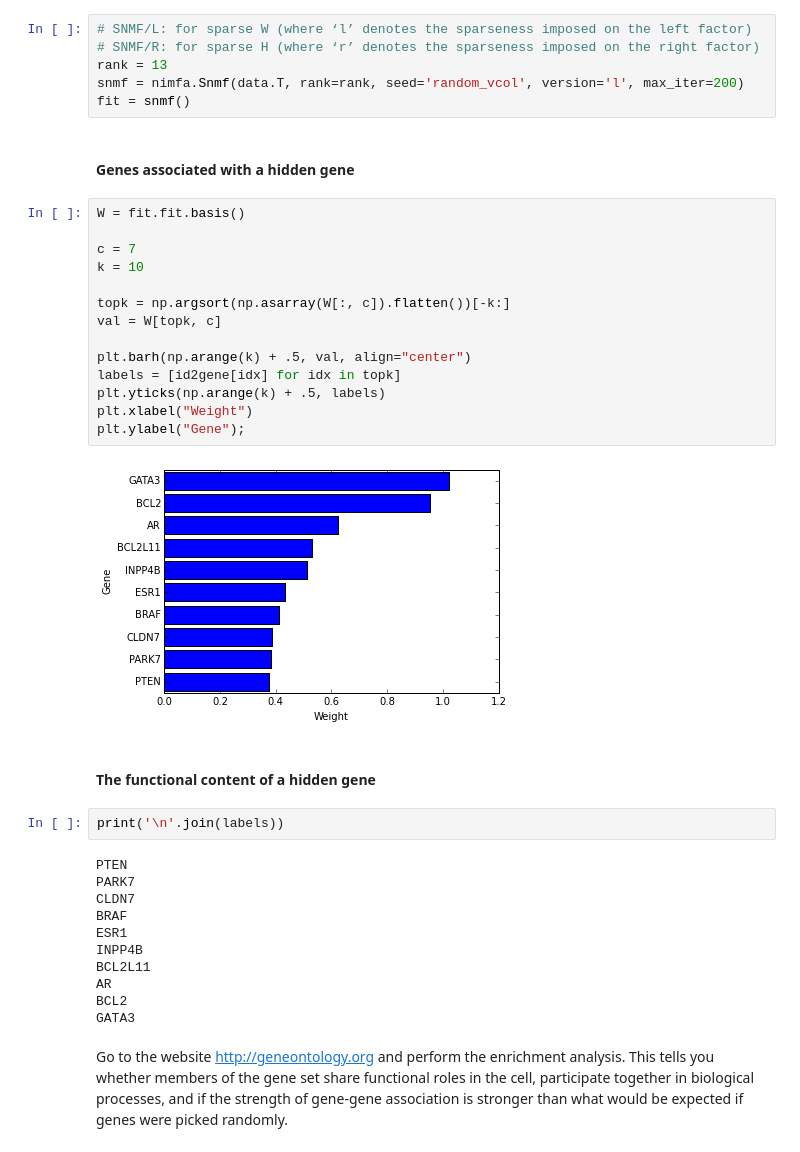
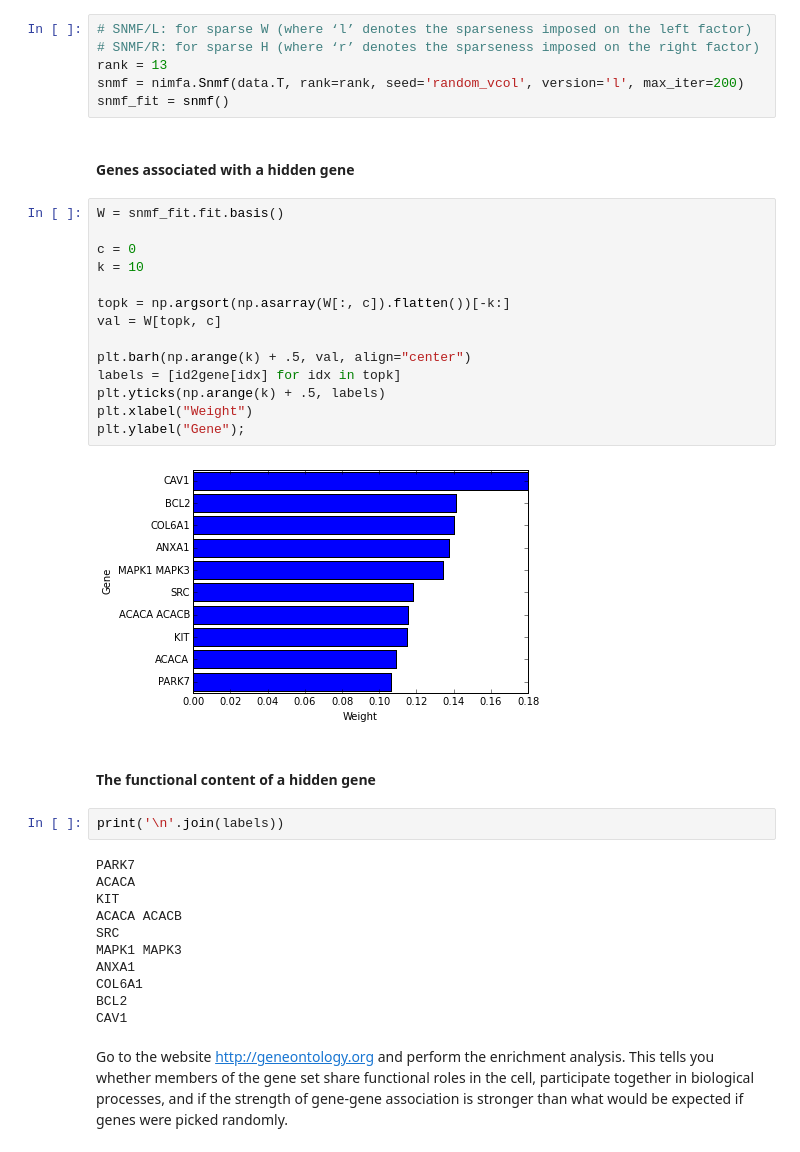
Before and after one commit to mims-harvard/nimfa-ipynb, a Jupyter notebook: ICGC and Nimfa.ipynb, the cells around one changed output. Drawn from its saved outputs; the diff is of its cells as text.

```diff
--- a/ICGC and Nimfa.ipynb
+++ b/ICGC and Nimfa.ipynb
@@ -235,40 +235,40 @@ Recall that a *hidden gene* is a latent component (vector) of the low-dimensiona
 # SNMF/R: for sparse H (where ‘r’ denotes the sparseness imposed on the right factor)
 rank = 13
 snmf = nimfa.Snmf(data.T, rank=rank, seed='random_vcol', version='l', max_iter=200)
-fit = snmf()
+snmf_fit = snmf()
 # %% [markdown]
 #### Genes associated with a hidden gene
 # %%
-W = fit.fit.basis()
+W = snmf_fit.fit.basis()
 
-c = 7
+c = 0
 k = 10
 
 topk = np.argsort(np.asarray(W[:, c]).flatten())[-k:]
 val = W[topk, c]
 
 plt.barh(np.arange(k) + .5, val, align="center")
 labels = [id2gene[idx] for idx in topk]
 plt.yticks(np.arange(k) + .5, labels)
 plt.xlabel("Weight")
 plt.ylabel("Gene");
 # %% [output]
-[figure, old version]
+[figure, new version]
 # %% [markdown]
 #### The functional content of a hidden gene
 # %%
 print('\n'.join(labels))
 # %% [output]
-PTEN
 PARK7
-CLDN7
-BRAF
-ESR1
-INPP4B
-BCL2L11
-AR
+ACACA
+KIT
+ACACA ACACB
+SRC
+MAPK1 MAPK3
+ANXA1
+COL6A1
 BCL2
-GATA3
+CAV1
 # %% [markdown]
 Go to the website http://geneontology.org and perform the enrichment analysis. This tells you whether members of the gene set share functional roles in the cell, participate together in biological processes, and if the strength of gene-gene association is stronger than what would be expected if genes were picked randomly.
 # %% [markdown]
```
Also changed, not shown: parts of 5 cells of this notebook, 1 other file.
